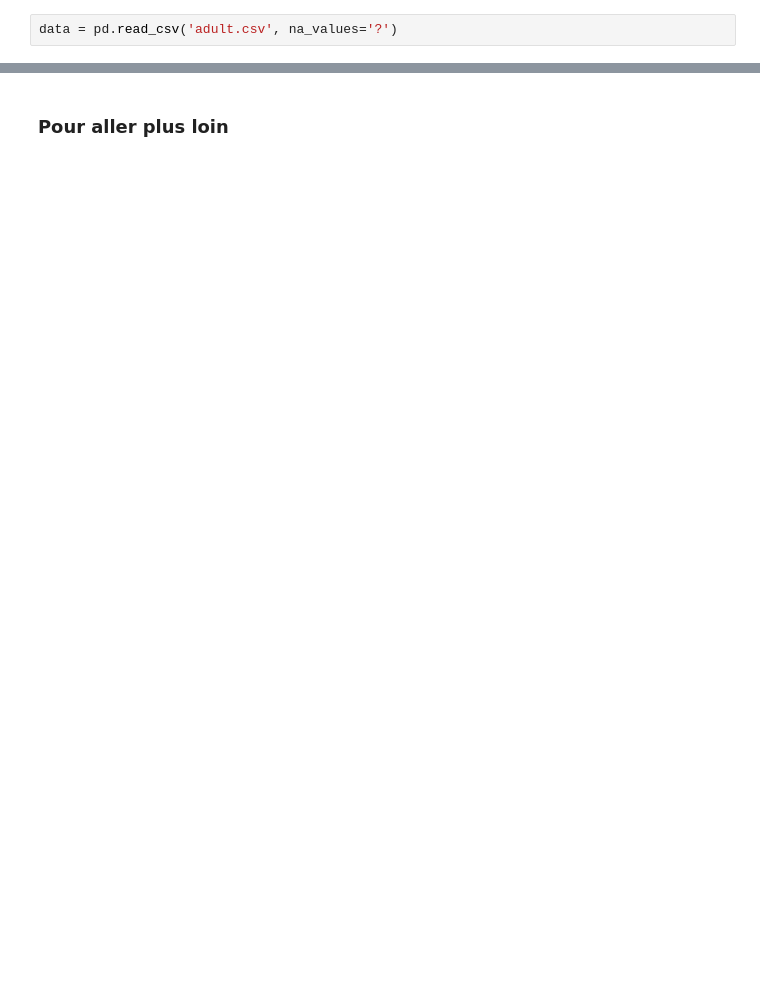
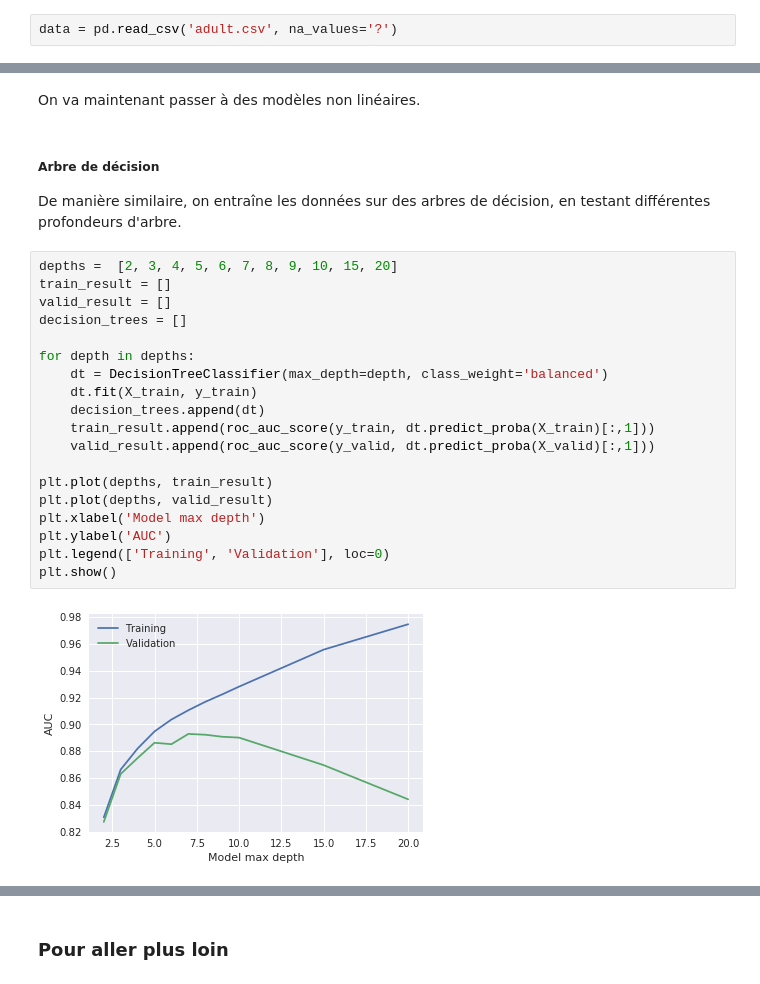
Before and after one commit to RomainSa/Adult-Census-Income, a Jupyter notebook: adult-census-income-study.ipynb, the cells around one changed output, grey strips where cells are left out. Saved outputs shown, nothing was run; the diff lists cells and outputs as text; blank space fills up the shorter version.

```diff
--- a/adult-census-income-study.ipynb
+++ b/adult-census-income-study.ipynb
@@ -51,0 +235,26 @@ dtype: object
+# %% [markdown]
+On va maintenant passer à des modèles non linéaires.
+# %% [markdown]
+##### Arbre de décision
+De manière similaire, on entraîne les données sur des arbres de décision, en testant différentes profondeurs d'arbre.
+# %%
+depths =  [2, 3, 4, 5, 6, 7, 8, 9, 10, 15, 20]
+train_result = []
+valid_result = []
+decision_trees = []
+
+for depth in depths:
+    dt = DecisionTreeClassifier(max_depth=depth, class_weight='balanced')
+    dt.fit(X_train, y_train)
+    decision_trees.append(dt)
+    train_result.append(roc_auc_score(y_train, dt.predict_proba(X_train)[:,1]))
+    valid_result.append(roc_auc_score(y_valid, dt.predict_proba(X_valid)[:,1]))
+
+plt.plot(depths, train_result)
+plt.plot(depths, valid_result)
+plt.xlabel('Model max depth')
+plt.ylabel('AUC')
+plt.legend(['Training', 'Validation'], loc=0)
+plt.show()
+# %% [output]
+[figure, added]
```
Also changed, not shown: parts of 57 cells of this notebook.
